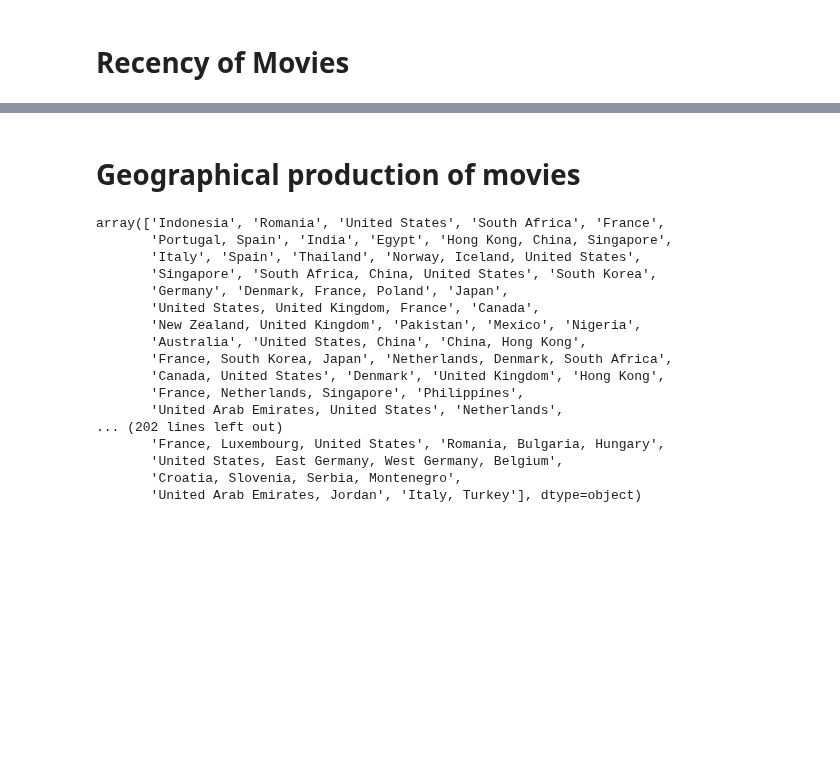
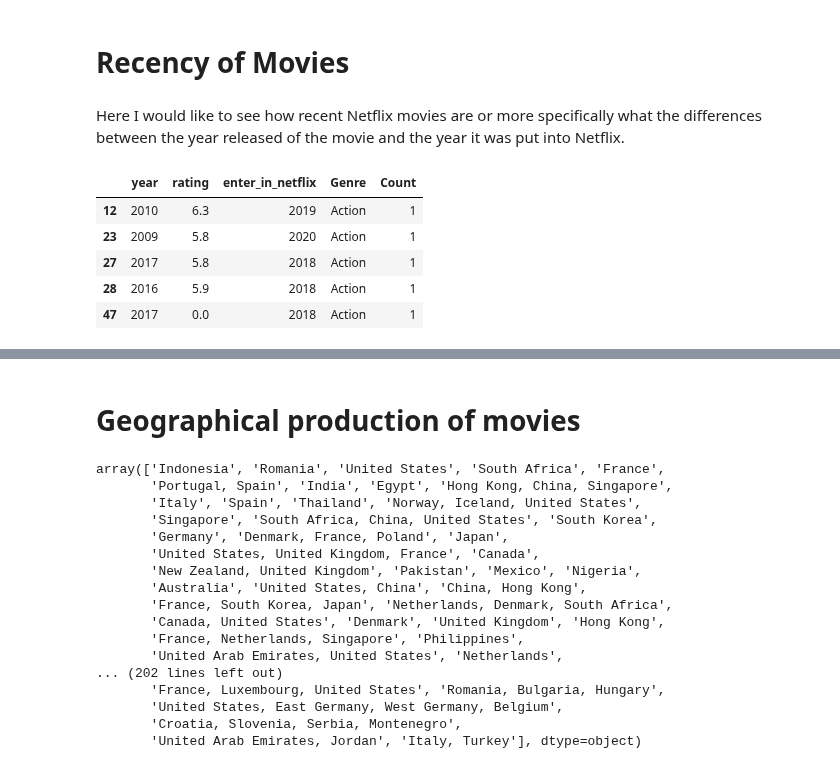
Before and after one commit to Kristian-Abad/Netflix-Movies-Project, a Jupyter notebook: Netflix_Movies.ipynb, the cells around one changed output, grey strips where cells are left out. Drawn from its saved outputs; the diff is of its cells as text; code cells hidden in the pictures; blank space fills up the shorter version.

```diff
--- a/Netflix_Movies.ipynb
+++ b/Netflix_Movies.ipynb
@@ -508,2 +492,16 @@ data_mod[data_mod.genre.str.contains('Documentaries') & data_mod.genre.str.conta
 # %% [markdown]
 # Recency of Movies
+# %% [markdown]
+Here I would like to see how recent Netflix movies are or more specifically what the differences between the year released of the movie and the year it was put into Netflix.
+# %%
+#Make a copy of one of the earlier subsets, drop columns, and melt counts
+data_mod_6 = data_mod.loc[:,'year':'Thriller'].drop(columns=['genre','director','actors','country']).melt(id_vars=['year','rating','enter_in_netflix'],var_name='Genre',value_name='Count')
+data_mod_6 = data_mod_6[data_mod_6.Count == 1]
+data_mod_6.head()
+# %% [output]
+|  | year | rating | enter_in_netflix | Genre | Count |
+| 12 | 2010 | 6.3 | 2019 | Action | 1 |
+| 23 | 2009 | 5.8 | 2020 | Action | 1 |
+| 27 | 2017 | 5.8 | 2018 | Action | 1 |
+| 28 | 2016 | 5.9 | 2018 | Action | 1 |
+| 47 | 2017 | 0.0 | 2018 | Action | 1 |
```
Also changed, not shown: parts of 7 cells of this notebook.
